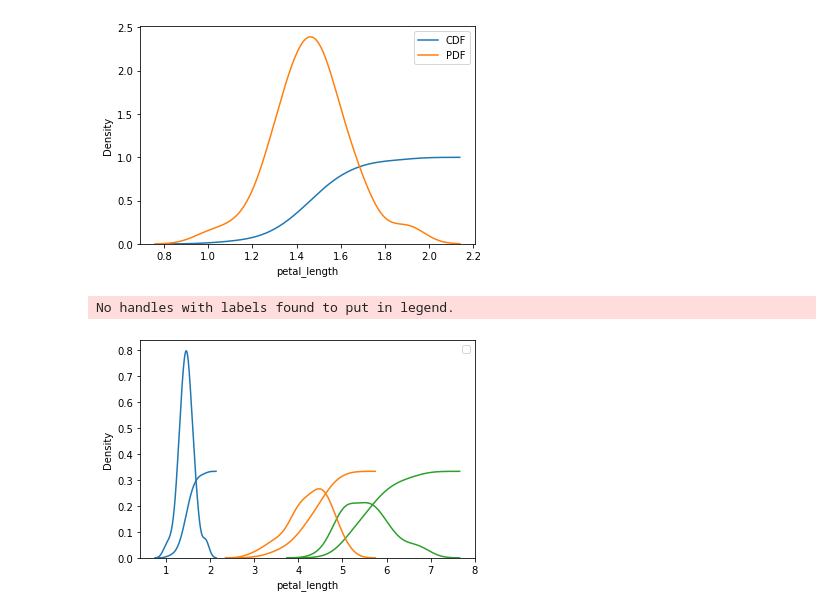
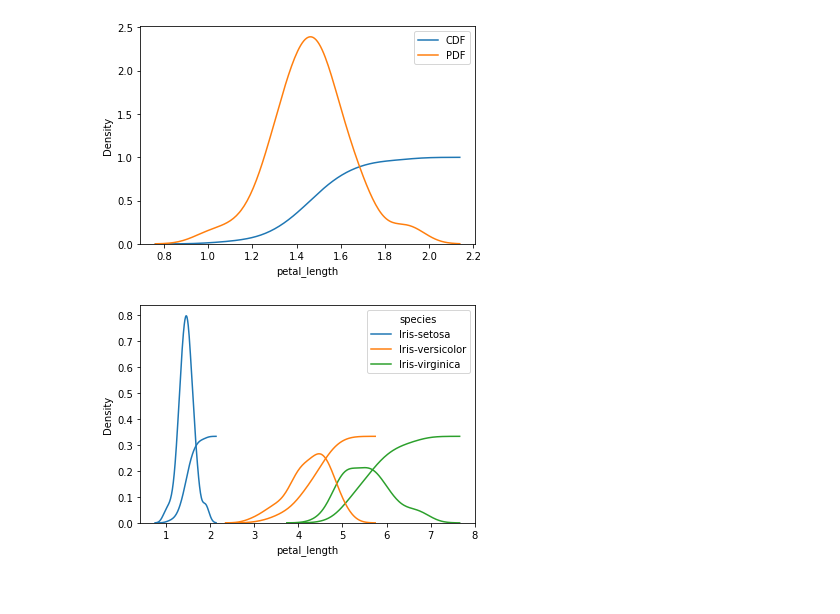
Before and after one commit to Vikas-KM/exploratory-data-analysis, a Jupyter notebook: eda_iris.ipynb, the cells around one changed output. Saved outputs shown, nothing was run; the diff lists cells and outputs as text; code cells hidden in the pictures.

```diff
--- a/eda_iris.ipynb
+++ b/eda_iris.ipynb
@@ -149,8 +149,6 @@ plt.show()
 # %%
 sns.kdeplot(data=df_iris, x=df_iris['petal_length'], cumulative=True, hue=df_iris['species'])
 sns.kdeplot(data=df_iris, x=df_iris['petal_length'], hue=df_iris['species'])
-plt.legend()
 plt.show()
 # %% [output]
-No handles with labels found to put in legend.
-[figure, old version]
+[figure, new version]
```
Also changed, not shown: parts of 8 cells of this notebook.
